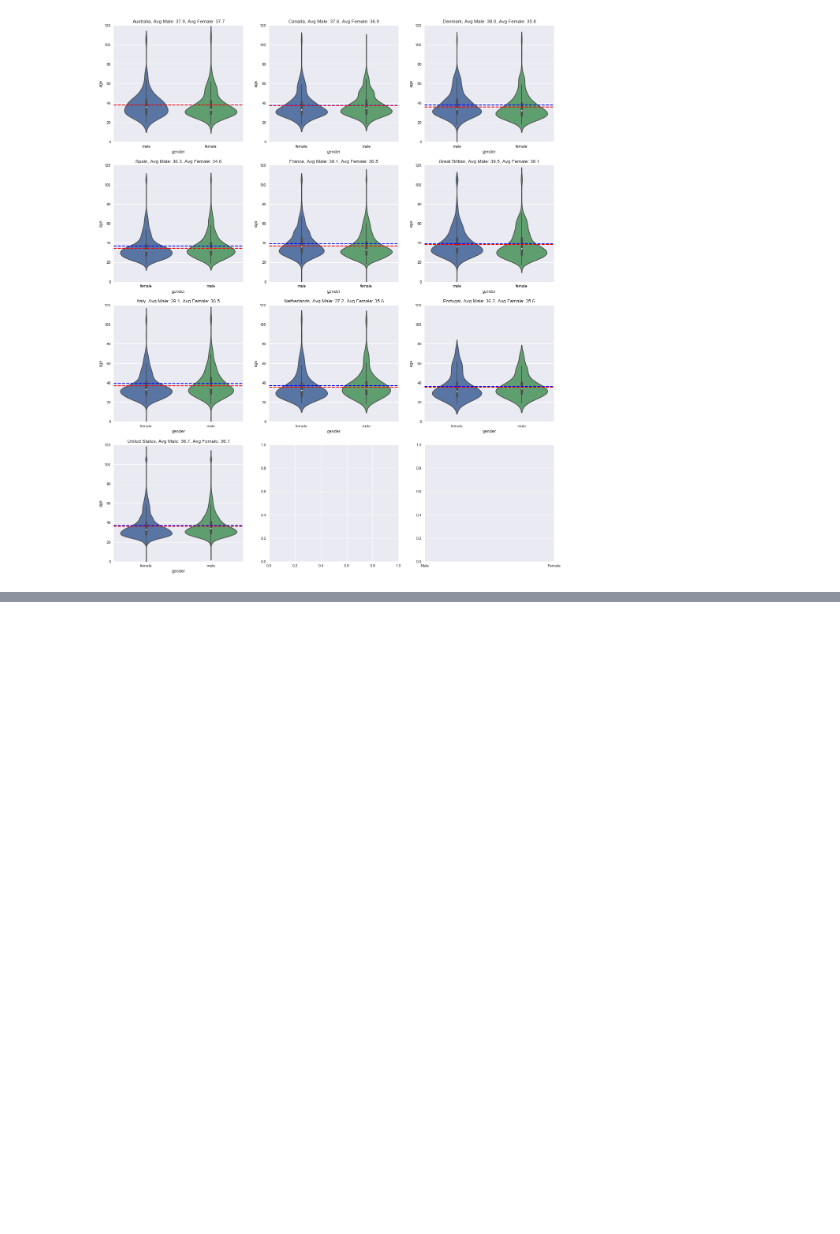
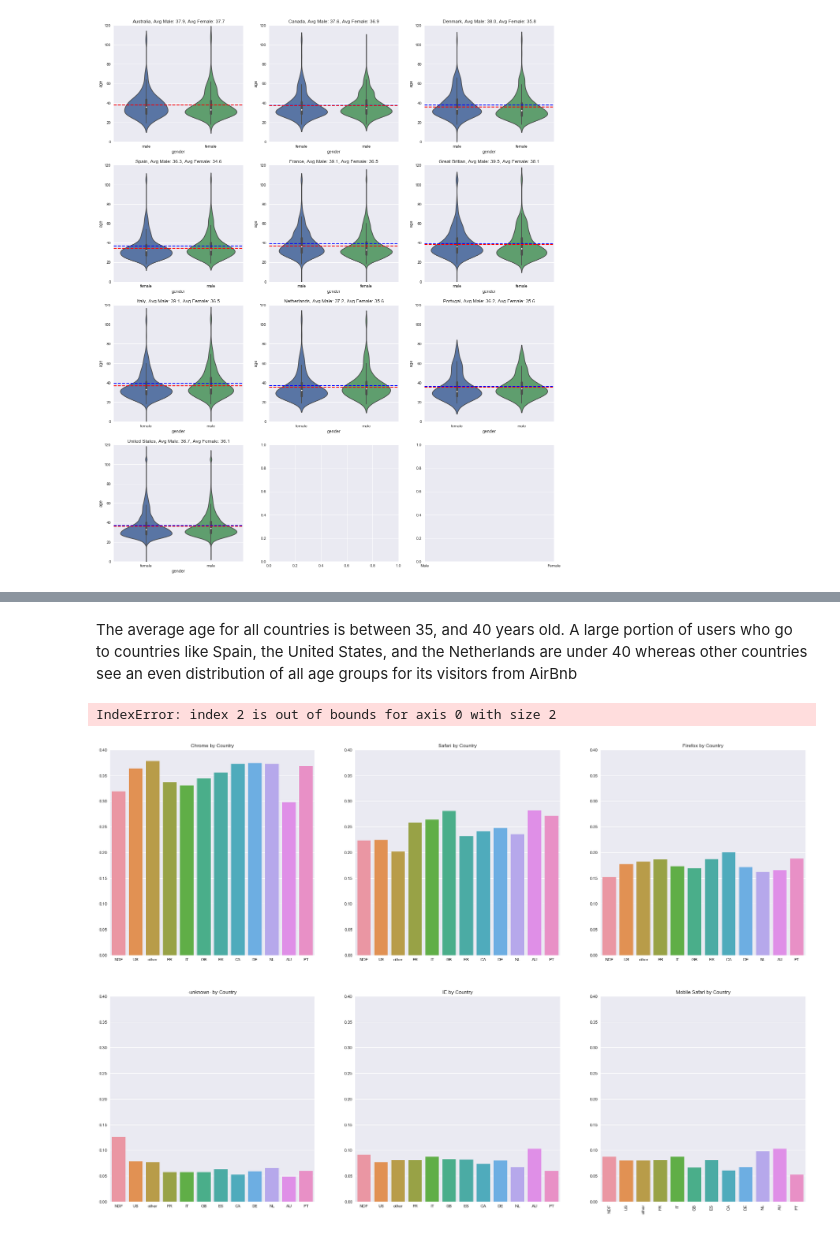
Before and after one commit to TJBANEY/Springboard-Code, a Jupyter notebook: Capstone Data Story.ipynb, the cells around one changed output, grey strips where cells are left out. Cells and saved outputs as stored; diff of their text form; code cells hidden in the pictures; blank space fills up the shorter version.

```diff
--- a/Capstone Data Story.ipynb
+++ b/Capstone Data Story.ipynb
@@ -405,0 +338,49 @@ plt.show()
+# %% [markdown]
+The average age for all countries is between 35, and 40 years old. A large portion of users who go to countries like Spain, the United States, and the Netherlands are under 40 whereas other countries see an even distribution of all age groups for its visitors from AirBnb
+# %%
+# get total number of browsers used for each country
+# The United States has a large number of browser percentage for each country, I handled this by using the percent of total visitors
+# by browser instead of simply the total count of browsers by country.
+
+# When looking at the percentage of visitors to each country for some browser, the percentage is so small, < 1%, that
+# they barely register on the bar graph. I will remove any browsers who's largest percentage for any country is less
+# than 1%
+
+small_browsers = ['AOL Explorer', 'Chromium', 'Silk', 'BlackBerry Browser', 'Apple Mail', 'RockMelt', 'Mobile Firefox', 'Maxthon',
+'IceWeasel', 'Camino', 'Sogou Explorer', 'Iron', 'CoolNovo', 'SiteKiosk', 'Pale Moon', 'TheWorld Browser', 'NetNewsWire',
+'Mozilla', 'CometBird', 'Opera Mini', 'TenFourFox', 'Stainless', 'IE Mobile', 'Android Browser', 'Chrome Mobile', 'Opera']
+
+for bwsr in small_browsers:
+    ucb = ucb.loc[ucb['first_browser'] != bwsr]
+
+fig, axes = plt.subplots(2, 3,figsize=(30, 20))
+
+def totalBrowsersByCountry(country, browser):
+    return ucb.loc[(ucb['country_destination'] == country) & (ucb['first_browser'] == browser)]['first_browser'].count() / ucb.loc[ucb['country_destination'] == country]['first_browser'].count()
+
+ucb_countries = ucb['country_destination'].value_counts().index.tolist()
+ucb_browsers = ucb['first_browser'].value_counts().index.tolist()
+
+col, row, loop = (0, 0, 0)
+for z in ucb_browsers:
+    row = math.floor(loop/3)
+
+    ax_curr = axes[row, col]
+
+    country_browser_counts = [totalBrowsersByCountry(x, z) for x in ucb_countries]
+
+    bwsr = sns.barplot(ucb_countries, country_browser_counts, ax=ax_curr)
+    bwsr.set_title('{} by Country'.format(z))
+    ax_curr.set_ylim([0, .4])
+    plt.xticks(rotation=90)
+
+    col += 1
+    loop += 1
+
+    if col == 3:
+        col = 0
+
+plt.show()
+# %% [output]
+IndexError: index 2 is out of bounds for axis 0 with size 2
+[figure, added]
```
Also changed, not shown: parts of 19 cells of this notebook.
